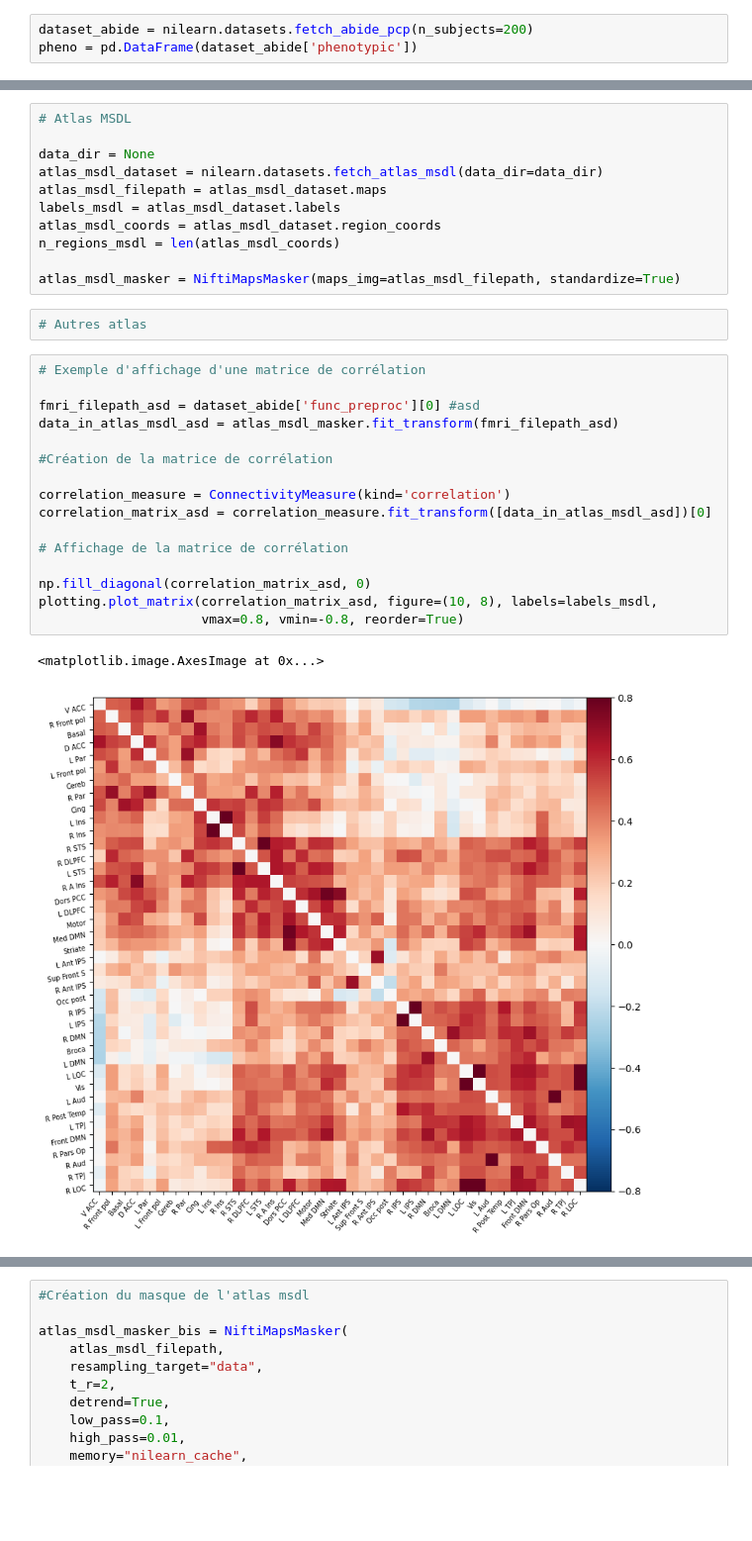
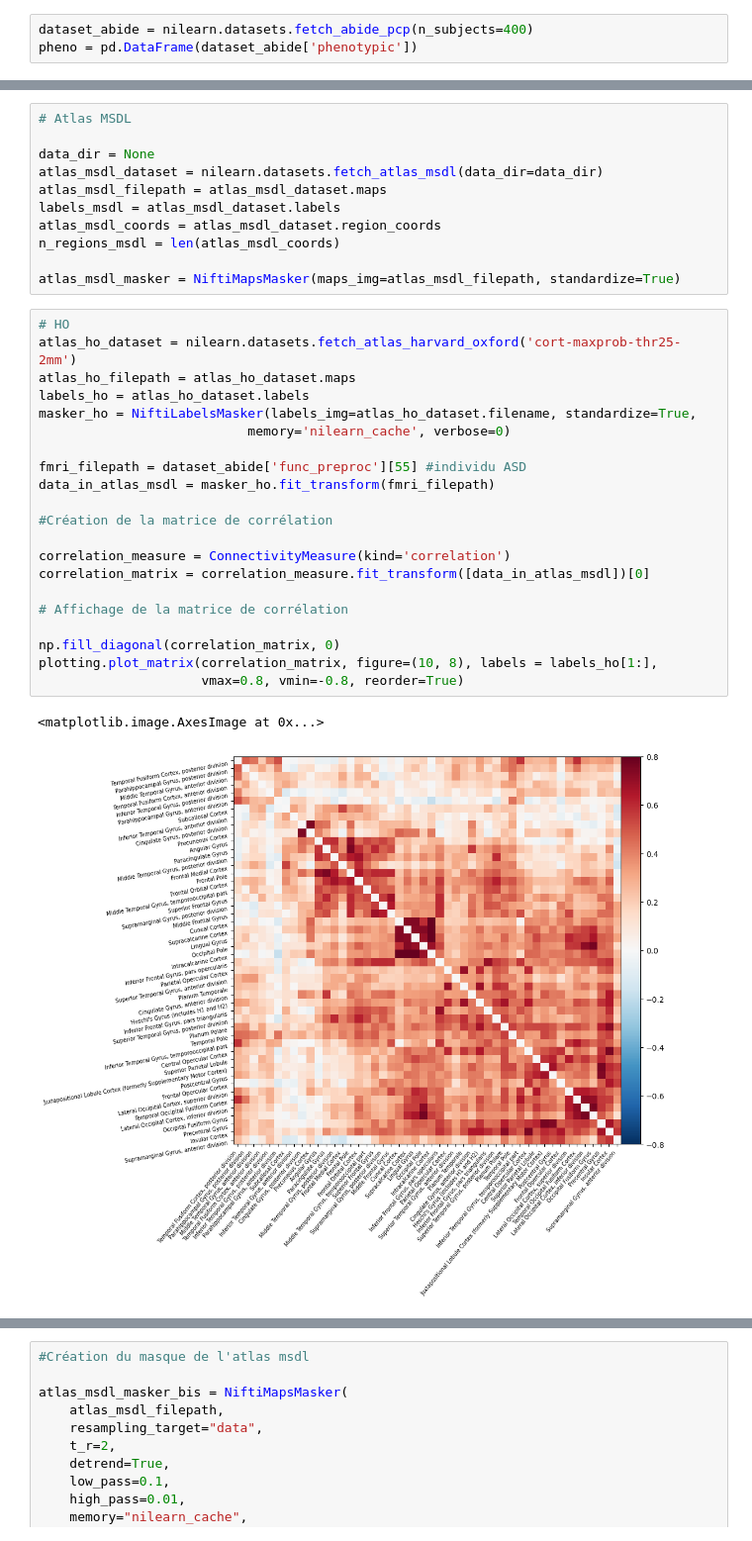
Before and after one commit to brainhack-school2024/cussac_project, a Jupyter notebook: func_connectivity_analysis.ipynb, the cells around one changed output, grey strips where cells are left out. Shown at 99% size. Saved outputs shown, nothing was run; the diff lists cells and outputs as text; blank space fills up the shorter version.

```diff
--- a/func_connectivity_analysis.ipynb
+++ b/func_connectivity_analysis.ipynb
@@ -15,7 +17,7 @@ from nilearn.plotting import plot_connectome
 # %% [markdown]
 #### Importation du jeu de données
 # %%
-dataset_abide = nilearn.datasets.fetch_abide_pcp(n_subjects=200)
+dataset_abide = nilearn.datasets.fetch_abide_pcp(n_subjects=400)
 pheno = pd.DataFrame(dataset_abide['phenotypic'])
 # %%
 #Fonction qui créé une liste contenant les individus asd et une liste contenant les individus td
@@ -43,24 +45,27 @@ atlas_msdl_coords = atlas_msdl_dataset.region_coords
 n_regions_msdl = len(atlas_msdl_coords)
 
 atlas_msdl_masker = NiftiMapsMasker(maps_img=atlas_msdl_filepath, standardize=True)
-# %%
-# Autres atlas
 # %%
-# Exemple d'affichage d'une matrice de corrélation
+# HO
+atlas_ho_dataset = nilearn.datasets.fetch_atlas_harvard_oxford('cort-maxprob-thr25-2mm')
+atlas_ho_filepath = atlas_ho_dataset.maps
+labels_ho = atlas_ho_dataset.labels
+masker_ho = NiftiLabelsMasker(labels_img=atlas_ho_dataset.filename, standardize=True,
+                           memory='nilearn_cache', verbose=0)
 
-fmri_filepath_asd = dataset_abide['func_preproc'][0] #asd
-data_in_atlas_msdl_asd = atlas_msdl_masker.fit_transform(fmri_filepath_asd)
+fmri_filepath = dataset_abide['func_preproc'][55] #individu ASD
+data_in_atlas_msdl = masker_ho.fit_transform(fmri_filepath)
 
 #Création de la matrice de corrélation
 
 correlation_measure = ConnectivityMeasure(kind='correlation')
-correlation_matrix_asd = correlation_measure.fit_transform([data_in_atlas_msdl_asd])[0]
+correlation_matrix = correlation_measure.fit_transform([data_in_atlas_msdl])[0]
 
 # Affichage de la matrice de corrélation
 
-np.fill_diagonal(correlation_matrix_asd, 0)
-plotting.plot_matrix(correlation_matrix_asd, figure=(10, 8), labels=labels_msdl,
+np.fill_diagonal(correlation_matrix, 0)
+plotting.plot_matrix(correlation_matrix, figure=(10, 8), labels = labels_ho[1:],
                      vmax=0.8, vmin=-0.8, reorder=True)
 # %% [output]
 <matplotlib.image.AxesImage at 0x...>
-[figure, old version]
+[figure, new version]
```
Also changed, not shown: parts of 37 cells of this notebook.
